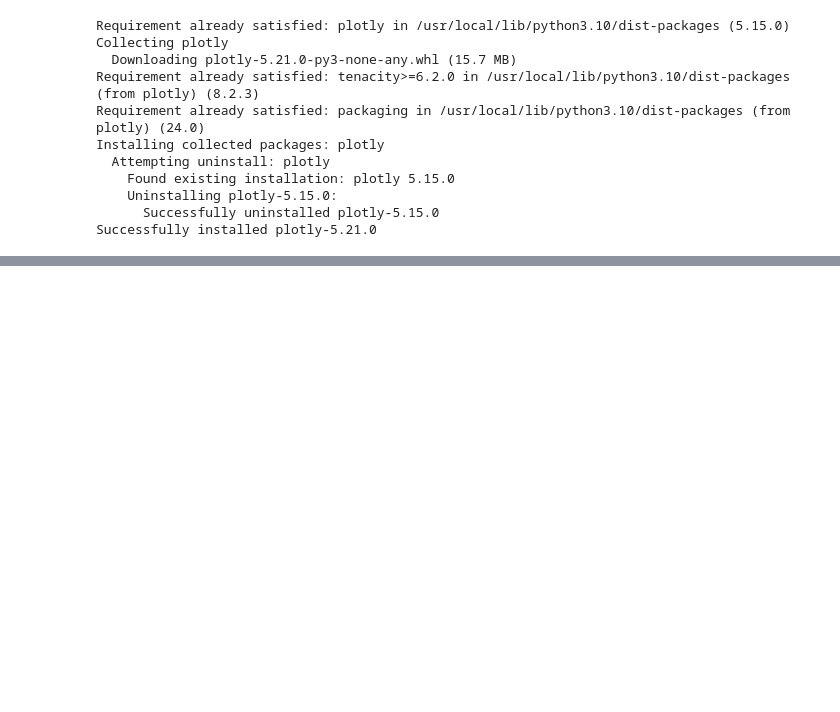
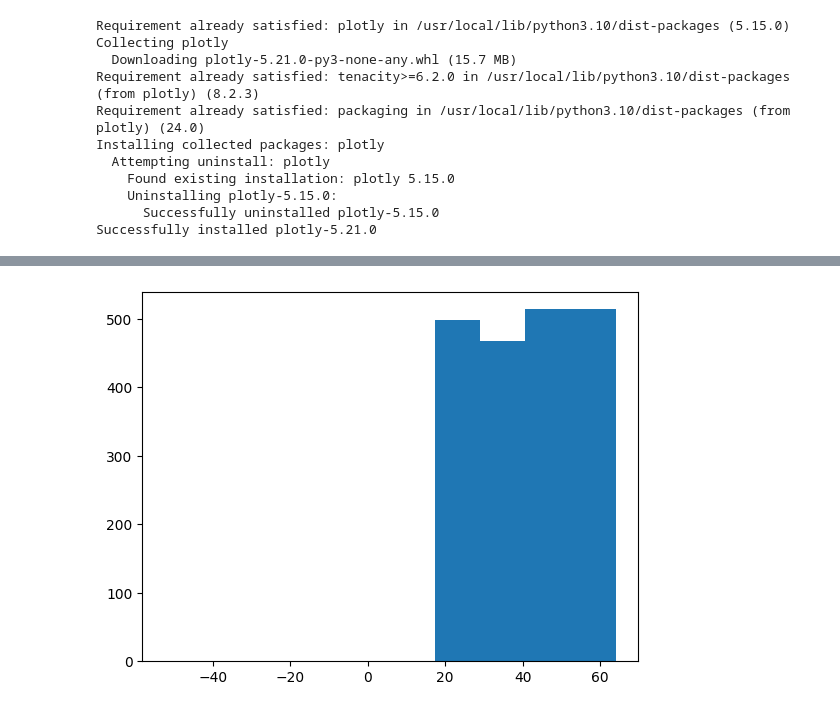
Before and after one commit to GabrielFePL/Curso-de-Machine-Learning-e-Data-Science, a Jupyter notebook: CursoMachineLearning.ipynb, the cells around one changed output, grey strips where cells are left out. Saved outputs shown, nothing was run; the diff lists cells and outputs as text; code cells hidden in the pictures; blank space fills up the shorter version.

```diff
--- a/CursoMachineLearning.ipynb
+++ b/CursoMachineLearning.ipynb
@@ -26,0 +114,4 @@ import plotly.express as px
+# %%
+plt.hist(x = base_credit['age']);
+# %% [output]
+[figure, added]
```
Also changed, not shown: parts of 16 cells of this notebook.
